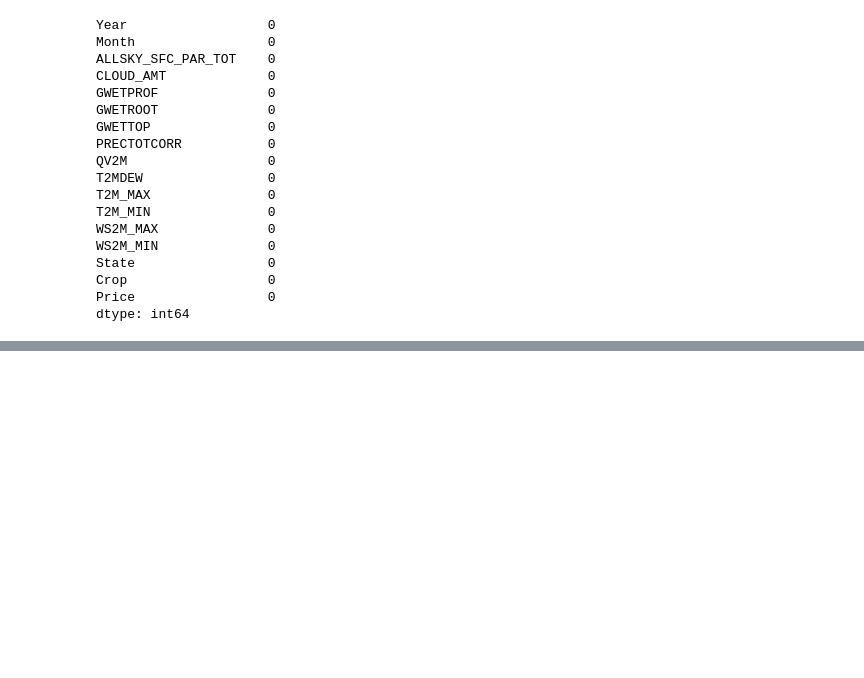
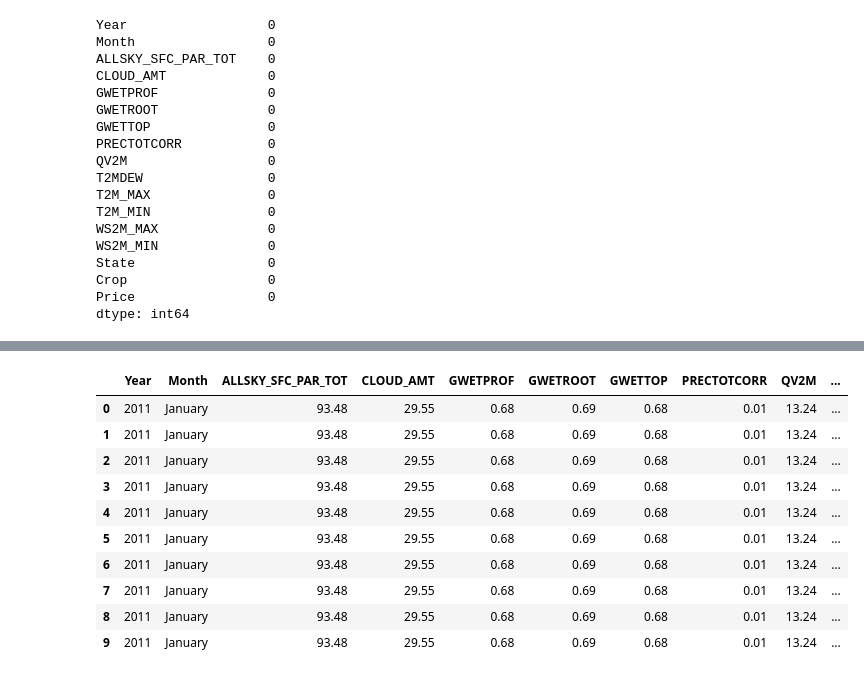
Before and after one commit to gkakani1/GOUTHAM-DATA606, a Jupyter notebook: Code/EDA/final_Datasets_EDA/final_Combined_Dataset.ipynb, the cells around one changed output, grey strips where cells are left out. Saved outputs shown, nothing was run; the diff lists cells and outputs as text; code cells hidden in the pictures; blank space fills up the shorter version.

```diff
--- a/Code/EDA/final_Datasets_EDA/final_Combined_Dataset.ipynb
+++ b/Code/EDA/final_Datasets_EDA/final_Combined_Dataset.ipynb
@@ -999,3 +999,7 @@ State                 0
 Crop                  0
 Price                 0
 dtype: int64
+# %%
+df_final2 =df_final1
+# %%
+df_exc = pd.read_excel('/content/drive/MyDrive/Capstone/Datasets/Final_Datasets/Final_Exchange_Rates.xlsx')
@@ -1001,0 +1025,24 @@ dtype: int64
+# %%
+df_exc["Year"] = df_exc.Year.astype(int)
+df_exc["Month"] = df_exc.Month.astype(str)
+df_exc["INR"] = df_exc.INR.astype(float)
+df_final2["Year"] = df_final2.Year.astype(int)
+df_final2["Month"] = df_final2.Month.astype(str)
+# %%
+df_final3 = pd.merge(df_final2,df_exc, on=['Year','Month'])
+df_final3["Std_Price"] = df_final3["Price"]/df_final3["INR"]
+#df_final3 = df_final3.drop(columns = (["Price","INR"]))
+# %%
+df_final3.head(10)
+# %% [output]
+|  | Year | Month | ALLSKY_SFC_PAR_TOT | CLOUD_AMT | GWETPROF | GWETROOT | GWETTOP | PRECTOTCORR | QV2M | ... |
+| 0 | 2011 | January | 93.48 | 29.55 | 0.68 | 0.69 | 0.68 | 0.01 | 13.24 | ... |
+| 1 | 2011 | January | 93.48 | 29.55 | 0.68 | 0.69 | 0.68 | 0.01 | 13.24 | ... |
+| 2 | 2011 | January | 93.48 | 29.55 | 0.68 | 0.69 | 0.68 | 0.01 | 13.24 | ... |
+| 3 | 2011 | January | 93.48 | 29.55 | 0.68 | 0.69 | 0.68 | 0.01 | 13.24 | ... |
+| 4 | 2011 | January | 93.48 | 29.55 | 0.68 | 0.69 | 0.68 | 0.01 | 13.24 | ... |
+| 5 | 2011 | January | 93.48 | 29.55 | 0.68 | 0.69 | 0.68 | 0.01 | 13.24 | ... |
+| 6 | 2011 | January | 93.48 | 29.55 | 0.68 | 0.69 | 0.68 | 0.01 | 13.24 | ... |
+| 7 | 2011 | January | 93.48 | 29.55 | 0.68 | 0.69 | 0.68 | 0.01 | 13.24 | ... |
+| 8 | 2011 | January | 93.48 | 29.55 | 0.68 | 0.69 | 0.68 | 0.01 | 13.24 | ... |
+| 9 | 2011 | January | 93.48 | 29.55 | 0.68 | 0.69 | 0.68 | 0.01 | 13.24 | ... |
```
Also changed, not shown: parts of 71 cells of this notebook.
